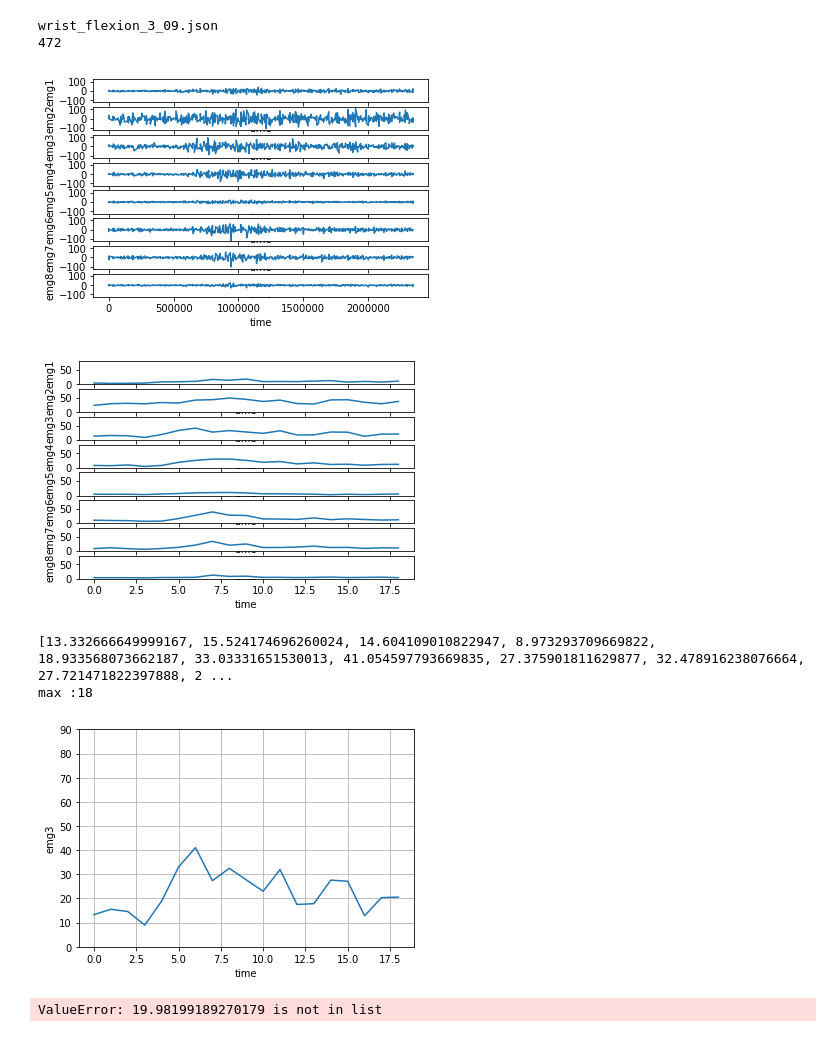
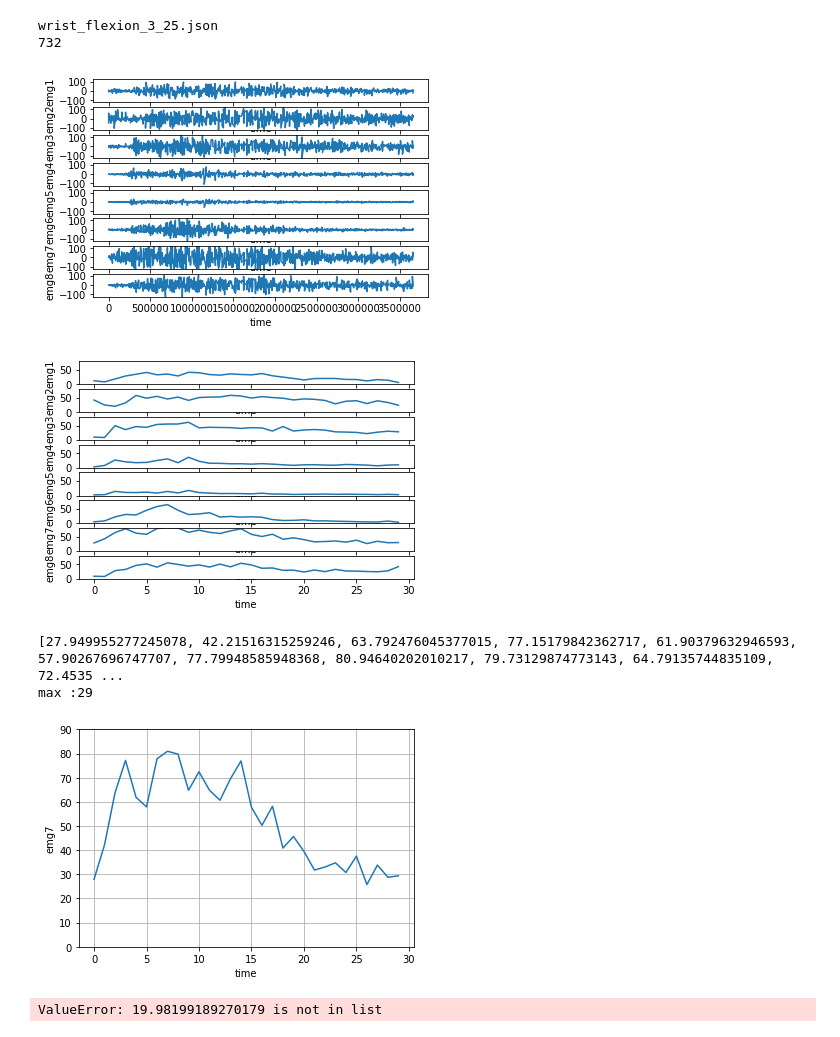
Before and after one commit to ClubSynapsETS/Project-EMP, a Jupyter notebook: SVM_modle/data_observation_script.ipynb, the cells around one changed output. Saved outputs shown, nothing was run; the diff lists cells and outputs as text; code cells hidden in the pictures.

```diff
--- a/SVM_modle/data_observation_script.ipynb
+++ b/SVM_modle/data_observation_script.ipynb
@@ -6,7 +6,7 @@ import os, json, csv
 
 move = 'Wrist_flexion_zach'
 #move = 'Hand_open'
-index = 9
+index = 25
 
 
 os.chdir("/home/zackb/Synapse/ml_myo/full_raw_dataset/")
@@ -30,8 +30,8 @@ with open(move+'/'+listfile[index]) as tmp_file:
             emg[chan].append(emg_chan[chan])
     print(len(emg[0]))
 # %% [output]
-wrist_flexion_3_09.json
-472
+wrist_flexion_3_25.json
+732
 # %%
 channels= [0,1,2,3,4,5,6,7]
 #channels=[2]
@@ -51,7 +51,7 @@ else:
     emgaxs.set_ylabel(xlabel)
     emgaxs.set_xlabel('time')
 # %% [output]
-[figure, old version]
+[figure, new version]
 # %%
 import pprint as pp
 # RMS ploting
@@ -98,39 +98,39 @@ else:
     emgaxs.set_ylabel(xlabel)
     emgaxs.set_xlabel('time')
 # %% [output]
-[figure, old version]
+[figure, new version]
 # %%
 #RMS ploting
 n_rms_in = int(len(data)/rms_width+1)
 if(n_rms_in != len(emg_rms[0])):
     n_rms_in -=1
 time_rms = range(n_rms_in)
 
 #channels= [0,1,2,3,4,5,6,7]
-channels = [2]
+channels = [6]
 num_plot = len(channels)
 fig, emgaxs = plt.subplots(num_plot, 1)
 if num_plot >1:
     for chan in channels:
         emgaxs[chan%num_plot].plot(time_rms, emg_rms[chan])
         emgaxs[chan%num_plot].set_ylim(0,80)
         xlabel = 'emg'+str(chan+1)
         emgaxs[chan%num_plot].set_ylabel(xlabel)
         emgaxs[chan%num_plot].set_xlabel('time')
 else:
     print(emg_rms[channels[0]])
     emgaxs.plot(time_rms, emg_rms[channels[0]])
     emgaxs.set_ylim(0,90)
     xlabel = 'emg'+str(channels[0]+1)
     emgaxs.set_ylabel(xlabel)
     emgaxs.set_xlabel('time')
     emgaxs.grid(True)
 
 print("max :"+ str(len(emg_rms[channels[0]])-1))
 # %% [output]
-[13.332666649999167, 15.524174696260024, 14.604109010822947, 8.973293709669822, 18.933568073662187, 33.03331651530013, 41.054597793669835, 27.375901811629877, 32.478916238076664, 27.721471822397888, 2 ...
-max :18
+[27.949955277245078, 42.21516315259246, 63.792476045377015, 77.15179842362717, 61.90379632946593, 57.90267696747707, 77.79948585948368, 80.94640202010217, 79.73129874773143, 64.79135744835109, 72.4535 ...
+max :29
-[figure, old version]
+[figure, new version]
 # %%
 emg_rms[channels[0]].index(19.98199189270179)
 # %% [output]
```
Also changed, not shown: 2 other files.
